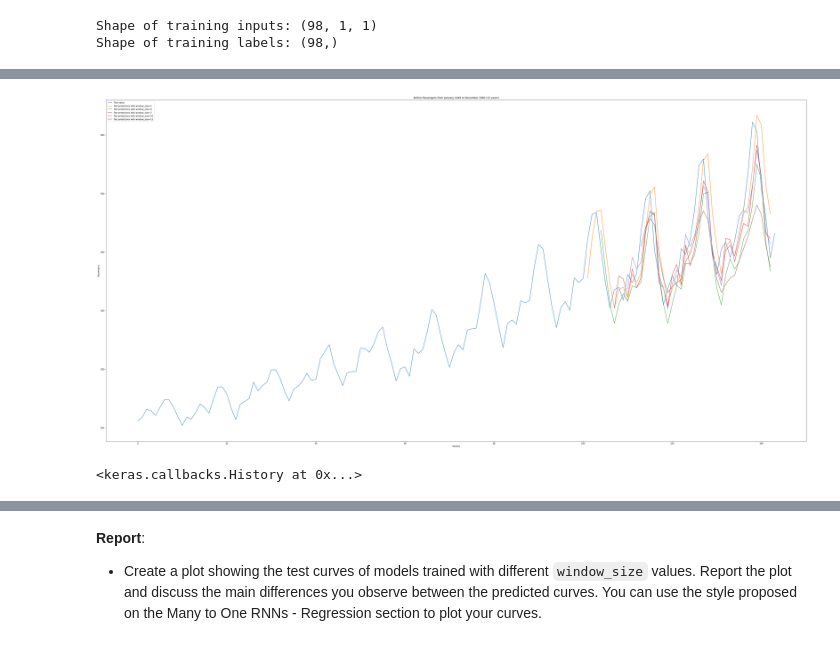
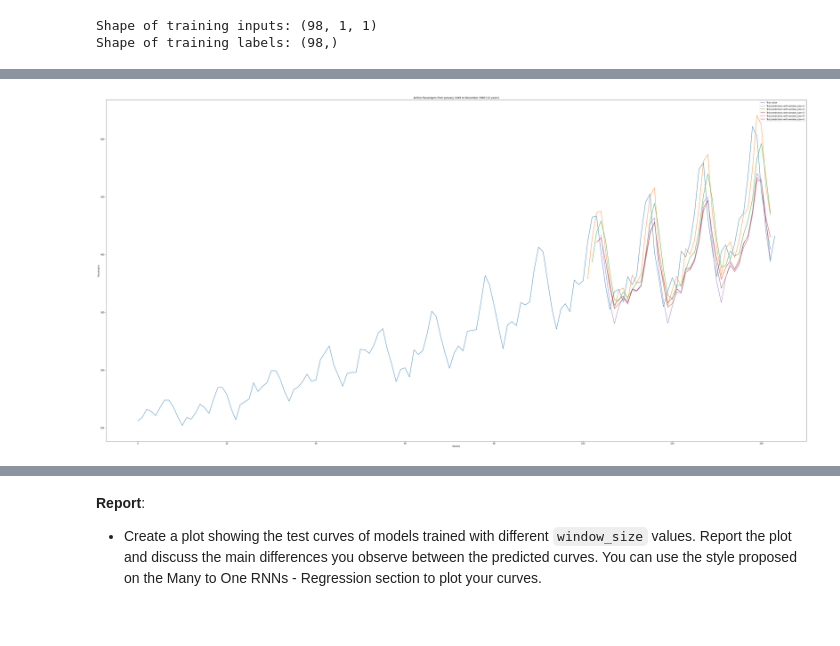
Before and after one commit to andersonpac/GGLcolab, a Jupyter notebook: 05_RNN.ipynb, the cells around one changed output, grey strips where cells are left out. Drawn from its saved outputs; the diff is of its cells as text; code cells hidden in the pictures.

```diff
--- a/05_RNN.ipynb
+++ b/05_RNN.ipynb
@@ -1356,7 +1356,7 @@ def get_predict(model, X):
 plt.figure(figsize = (60,30))
 plt.plot(normalizer.inverse_transform(dataset), label = "True value")
 
-for size in range(1,16,3):
+for size in range(1,6):
   window_size=size
   train_X, train_Y = create_dataset(train, window_size)
   test_X, test_Y = create_dataset(test, window_size)
@@ -1398,11 +1398 @@ plt.show()
-[figure, old version]
+[figure, new version]
-# %%
-batch_size = 32
-rnn = Sequential()
-rnn.add(LSTM(16, input_shape = (window_size, 1)))
-rnn.add(Dense(1))
-rnn.compile(loss = "mean_squared_error",  optimizer = "adam", metrics = ['mse'])
-
-rnn.fit(train_X, train_Y, epochs=500, batch_size=batch_size, verbose=0)
-# %% [output]
-<keras.callbacks.History at 0x...>
```
Also changed, not shown: parts of 3 cells of this notebook.
